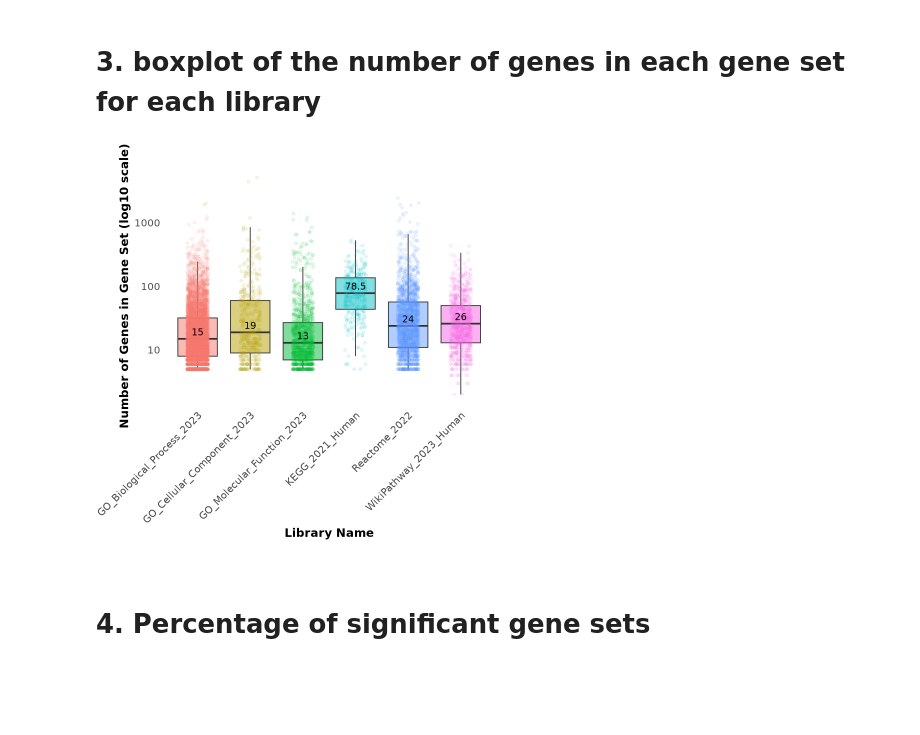
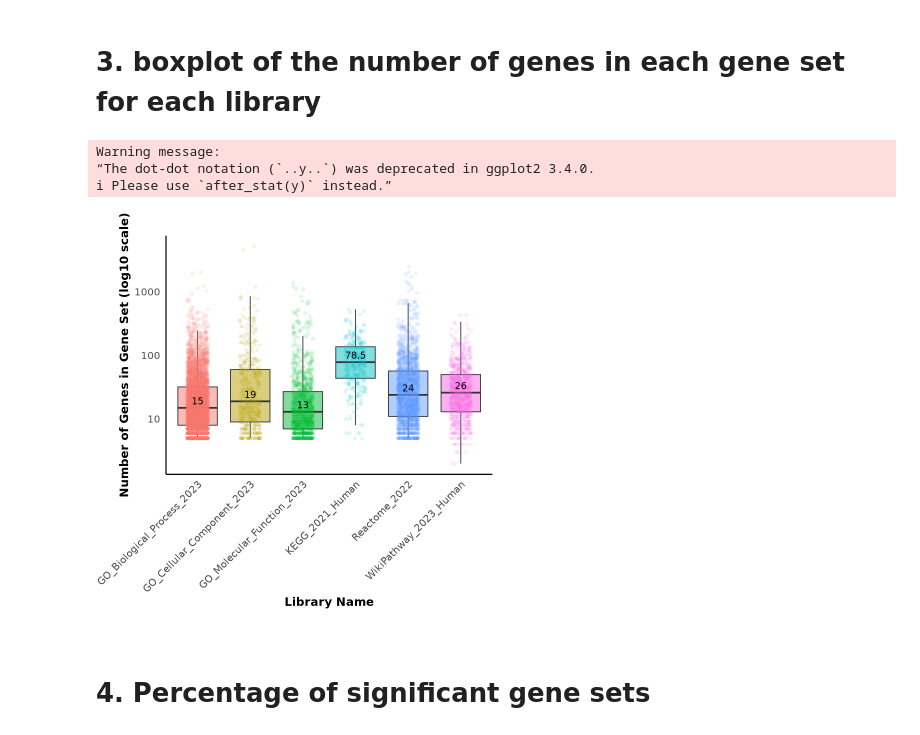
Before and after one commit to Alector-BIO/llm2geneset, a Jupyter notebook: notebooks/figures.ipynb, the cells around one changed output. Saved outputs shown, nothing was run; the diff lists cells and outputs as text; code cells hidden in the pictures; blank space fills up the shorter version.

Commit message:
add figures

```diff
--- a/notebooks/figures.ipynb
+++ b/notebooks/figures.ipynb
@@ -105,28 +105,32 @@ ggsave("figures/2_number_of_genes_per_lib.pdf", plot = p, device = "pdf", width
 # %%
 p <- ggplot(geneset_sz, aes(x = lib_name, y = num_genes, fill = lib_name)) +
   geom_boxplot(outlier.shape = NA, alpha = 0.5) +  # Add a boxplot, outlier.shape = NA hides the outliers
   geom_jitter(width = 0.2, alpha = 0.1, aes(color = lib_name)) +  # Add jittered points to show individual data points
   stat_summary(fun = median, geom = "text", aes(label = round(..y.., 1)), vjust = -0.5, color = "black", size = 4) +  # Add median values
   scale_y_log10() +  # Use a logarithmic scale for the y-axis
   xlab("Library Name") +
   ylab("Number of Genes in Gene Set (log10 scale)") +
   theme_minimal(base_size = 15) +
   theme(
     panel.grid.major = element_blank(),
     panel.grid.minor = element_blank(),
     panel.background = element_blank(),
     plot.background = element_blank(),
     panel.border = element_blank(),
+    axis.line = element_line(),
     axis.text.x = element_text(angle = 45, hjust = 1),
     axis.title.x = element_text(face = "bold", size = 14),
     axis.title.y = element_text(face = "bold", size = 14),
     legend.position = "none",
     strip.text = element_text(face = "bold", size = 12),
     plot.margin = margin(1, 1, 1, 1, "cm")  # Top, right, bottom, left margins
   )
 p
 # %% [output]
+Warning message:
+“The dot-dot notation (`..y..`) was deprecated in ggplot2 3.4.0.
+ℹ Please use `after_stat(y)` instead.”
-[figure, old version]
+[figure, new version]
 # %%
 ggsave("figures/3_boxplot_number_of_genes_per_lib.pdf", plot = p, device = "pdf", width = 8, height = 8, dpi = 300)
 # %% [markdown]
```
Also changed, not shown: parts of 7 cells of this notebook, 3 other files.
